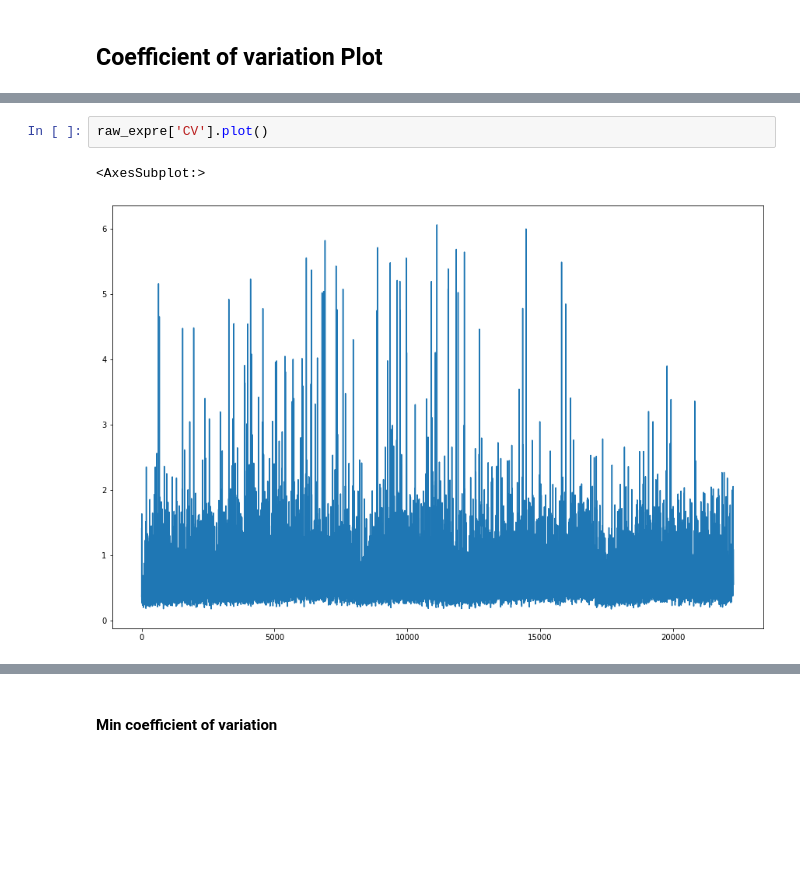
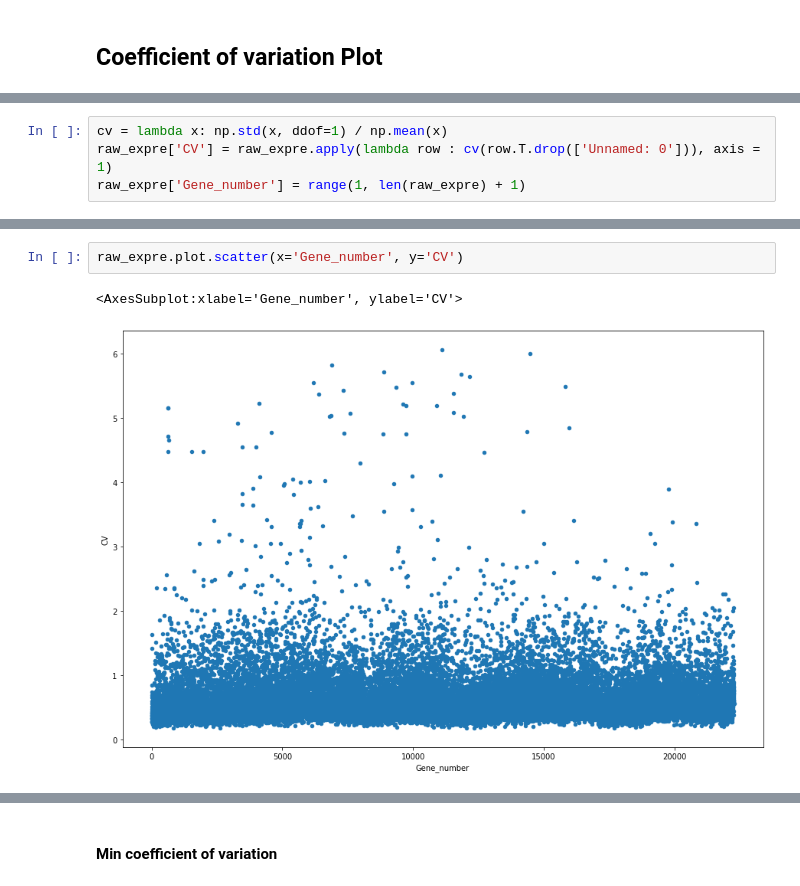
Before and after one commit to Nikunj-Gupta/Gene-Regulatory-Network-inference-in-Autoimmune-Diseases, a Jupyter notebook: plots_GSE10325.ipynb, the cells around one changed output, grey strips where cells are left out. Saved outputs shown, nothing was run; the diff lists cells and outputs as text; blank space fills up the shorter version.

Commit message:
updated plots; added filtering based on coefficient of variance

```diff
--- a/plots_GSE10325.ipynb
+++ b/plots_GSE10325.ipynb
@@ -144,0 +148,4 @@ See the caveats in the documentation: https://pandas.pydata.org/pandas-docs/stab
+# %%
+cv = lambda x: np.std(x, ddof=1) / np.mean(x)
+raw_expre['CV'] = raw_expre.apply(lambda row : cv(row.T.drop(['Unnamed: 0'])), axis = 1)
+raw_expre['Gene_number'] = range(1, len(raw_expre) + 1)
@@ -145,5 +163,5 @@ See the caveats in the documentation: https://pandas.pydata.org/pandas-docs/stab
 # %%
-raw_expre['CV'].plot()
+raw_expre.plot.scatter(x='Gene_number', y='CV')
 # %% [output]
-<AxesSubplot:>
+<AxesSubplot:xlabel='Gene_number', ylabel='CV'>
-[figure, old version]
+[figure, new version]
```
Also changed, not shown: parts of 13 cells of this notebook, 2 other files.
